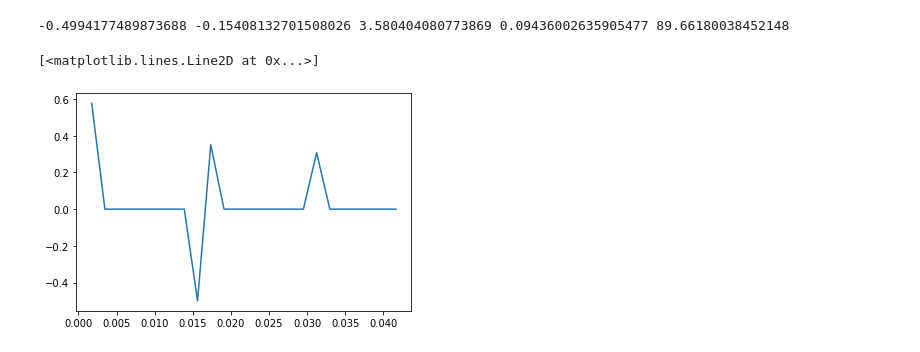
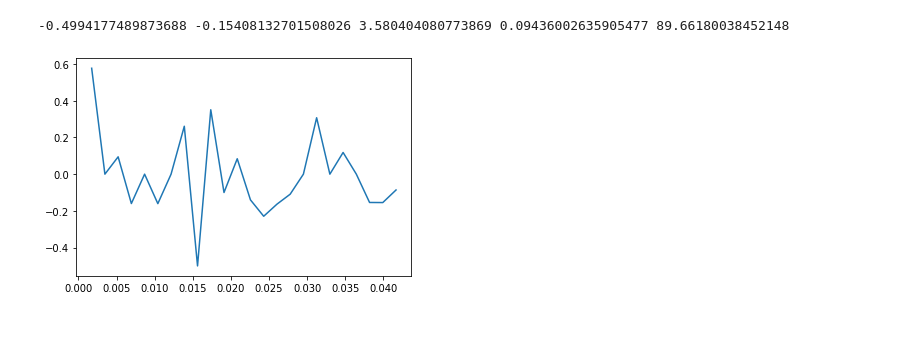
Before and after one commit to Peter-Paul/wallstreet-forecast, a Jupyter notebook: analytics/commodities/silver/silver_fts.ipynb, the cells around one changed output. Cells and saved outputs as stored; diff of their text form; code cells hidden in the pictures.

```diff
--- a/analytics/commodities/silver/silver_fts.ipynb
+++ b/analytics/commodities/silver/silver_fts.ipynb
@@ -50,12 +50,9 @@ plt.plot( extracts)
 [figure]
 # %%
 highFs = []
-p = 0
 for i in y:
     if np.abs(i) > np.quantile(y, 0.99):
-        highFs.insert(p,i)
-        p += 1
-        # highFs.append(i)
+        highFs.append(i)
     else:
         highFs.append(0)
 extracts2 = idct(highFs, norm = "ortho")
@@ -95,14 +97,19 @@ print( y2.min(), np.quantile(y2, 0.25), y2.mean(), np.quantile(y2, 0.75), y2.max
 # %% [output]
 -0.4994177489873688 -0.15408132701508026 3.580404080773869 0.09436002635905477 89.66180038452148
 # %%
+### We are now going to extract only relevant frequecies from the extraction (Frequencies with high amplitudes)
 highFs1 = []
+indexes = []
+count = 0
 for i in y2:
-    if np.abs(i) > np.quantile(y2, 0.85):
+    if np.abs(i) > np.quantile(y2, 0.7):
         highFs1.append(i)
+        indexes.insert(count, np.where(y2 == i))
+        count += 1
     else:
         highFs1.append(0)
 extracts3 = idct(highFs1, norm = "ortho")
-plt.plot(series2[ 1 : ], highFs1[ 1 : ] )
+ax = plt.subplot(111)
+li = ax.plot(series2[ 1 : ], highFs1[ 1 : ] )
 # %% [output]
-[<matplotlib.lines.Line2D at 0x...>]
-[figure, old version]
+[figure, new version]
```
Also changed, not shown: parts of 12 cells of this notebook.
